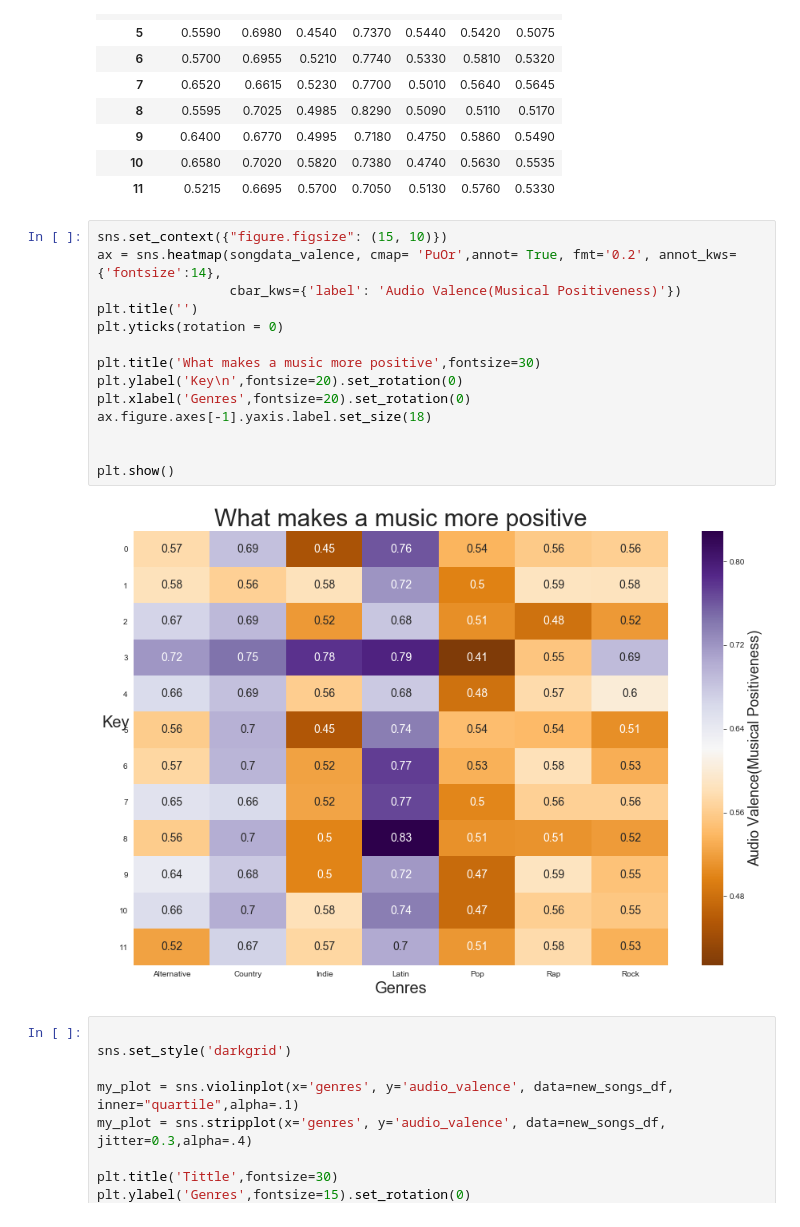
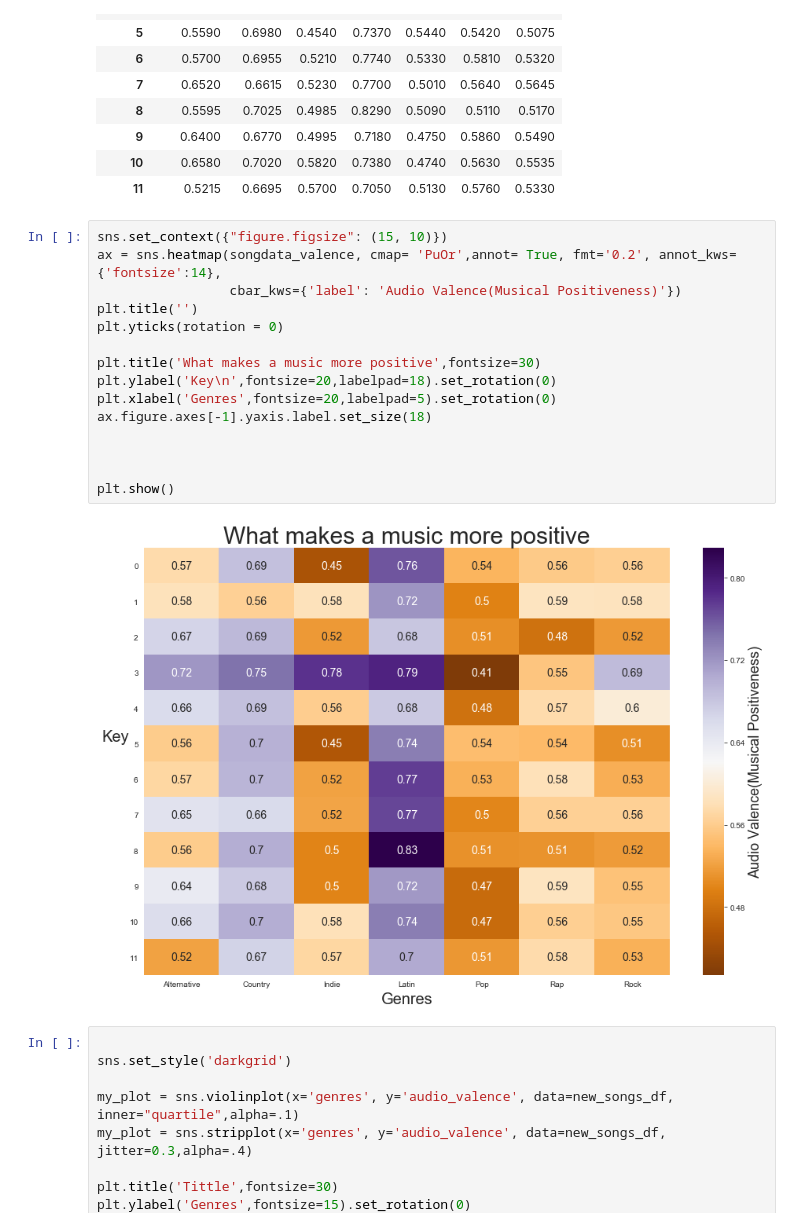
Before and after one commit to GolAbrishami/anlt232hw2, a Jupyter notebook: temp.ipynb, the cells around one changed output. Cells and saved outputs as stored; diff of their text form.

Commit message:
Heatmap

```diff
--- a/temp.ipynb
+++ b/temp.ipynb
@@ -383,19 +383,20 @@ songdata_valence
 # %%
 sns.set_context({"figure.figsize": (15, 10)})
 ax = sns.heatmap(songdata_valence, cmap= 'PuOr',annot= True, fmt='0.2', annot_kws={'fontsize':14},
                  cbar_kws={'label': 'Audio Valence(Musical Positiveness)'})
 plt.title('')
 plt.yticks(rotation = 0)
 
 plt.title('What makes a music more positive',fontsize=30)
-plt.ylabel('Key\n',fontsize=20).set_rotation(0)
-plt.xlabel('Genres',fontsize=20).set_rotation(0)
+plt.ylabel('Key\n',fontsize=20,labelpad=18).set_rotation(0)
+plt.xlabel('Genres',fontsize=20,labelpad=5).set_rotation(0)
 ax.figure.axes[-1].yaxis.label.set_size(18)
 
 
+
 plt.show()
 # %% [output]
-[figure, old version]
+[figure, new version]
 # %%
 
 sns.set_style('darkgrid')
```
